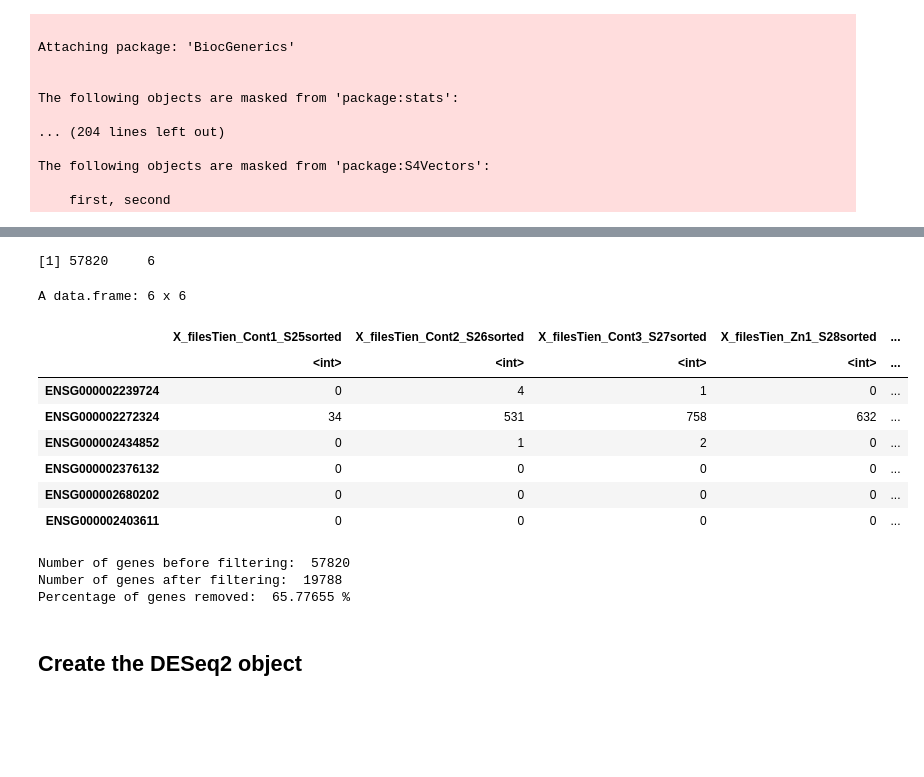
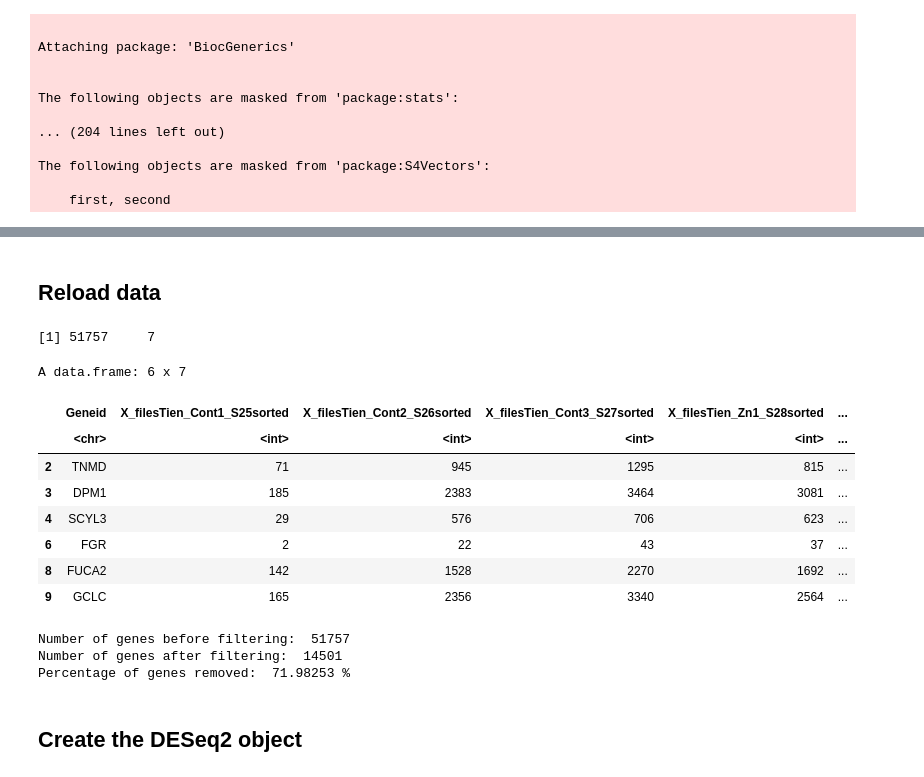
Before and after one commit to ongxuanhong/gene-expression-analysis, a Jupyter notebook: project_01/05.DESeq2_run.ipynb, the cells around one changed output, grey strips where cells are left out. Saved outputs shown, nothing was run; the diff lists cells and outputs as text; code cells hidden in the pictures; blank space fills up the shorter version.

Commit message:
Extract gene mapping

```diff
--- a/project_01/05.DESeq2_run.ipynb
+++ b/project_01/05.DESeq2_run.ipynb
@@ -30,24 +153,26 @@ The following objects are masked from 'package:S4Vectors':
+# %% [markdown]
+## Reload data
 # %%
 # Input read_count file
-df_counts <- read.delim("data/gene_counts_raw.tsv", row.names = 1, sep = "\t")
+df_counts <- read.delim("data/gene_mapped_counts_raw.csv", row.names = 1, sep = ",")
 dim(df_counts)
 head(df_counts)
 # %% [output]
-[1] 57820     6
+[1] 51757     7
-A data.frame: 6 x 6
+A data.frame: 6 x 7
-|  | X_filesTien_Cont1_S25sorted | X_filesTien_Cont2_S26sorted | X_filesTien_Cont3_S27sorted | X_filesTien_Zn1_S28sorted | ... |
-|  | <int> | <int> | <int> | <int> | ... |
-| ENSG000002239724 | 0 | 4 | 1 | 0 | ... |
-| ENSG000002272324 | 34 | 531 | 758 | 632 | ... |
-| ENSG000002434852 | 0 | 1 | 2 | 0 | ... |
-| ENSG000002376132 | 0 | 0 | 0 | 0 | ... |
-| ENSG000002680202 | 0 | 0 | 0 | 0 | ... |
-| ENSG000002403611 | 0 | 0 | 0 | 0 | ... |
+|  | Geneid | X_filesTien_Cont1_S25sorted | X_filesTien_Cont2_S26sorted | X_filesTien_Cont3_S27sorted | X_filesTien_Zn1_S28sorted | ... |
+|  | <chr> | <int> | <int> | <int> | <int> | ... |
+| 2 | TNMD | 71 | 945 | 1295 | 815 | ... |
+| 3 | DPM1 | 185 | 2383 | 3464 | 3081 | ... |
+| 4 | SCYL3 | 29 | 576 | 706 | 623 | ... |
+| 6 | FGR | 2 | 22 | 43 | 37 | ... |
+| 8 | FUCA2 | 142 | 1528 | 2270 | 1692 | ... |
+| 9 | GCLC | 165 | 2356 | 3340 | 2564 | ... |
 # %%
 # Gene-level Filtering
 # Filter genes with low read count less than 50
 num_gene_before <- nrow(df_counts)
-df_counts <- df_counts[rowSums(df_counts) > 50, ]
+df_counts <- df_counts[rowSums(df_counts[, !colnames(df_counts) %in% "Geneid"]) > 50, ]
 num_gene_after <- nrow(df_counts)
 
 cat("Number of genes before filtering: ", num_gene_before, "\n")
@@ -56,9 +181,9 @@ cat("Number of genes after filtering: ", num_gene_after, "\n")
 pct_gene_removed <- (num_gene_before - num_gene_after) / num_gene_before * 100
 cat("Percentage of genes removed: ", pct_gene_removed, "%\n")
 # %% [output]
-Number of genes before filtering:  57820
-Number of genes after filtering:  19788
-Percentage of genes removed:  65.77655 %
+Number of genes before filtering:  51757
+Number of genes after filtering:  14501
+Percentage of genes removed:  71.98253 %
 # %% [markdown]
 ## Create the DESeq2 object
 # %% [markdown]
```
Also changed, not shown: parts of 27 cells of this notebook, 1 other file.
